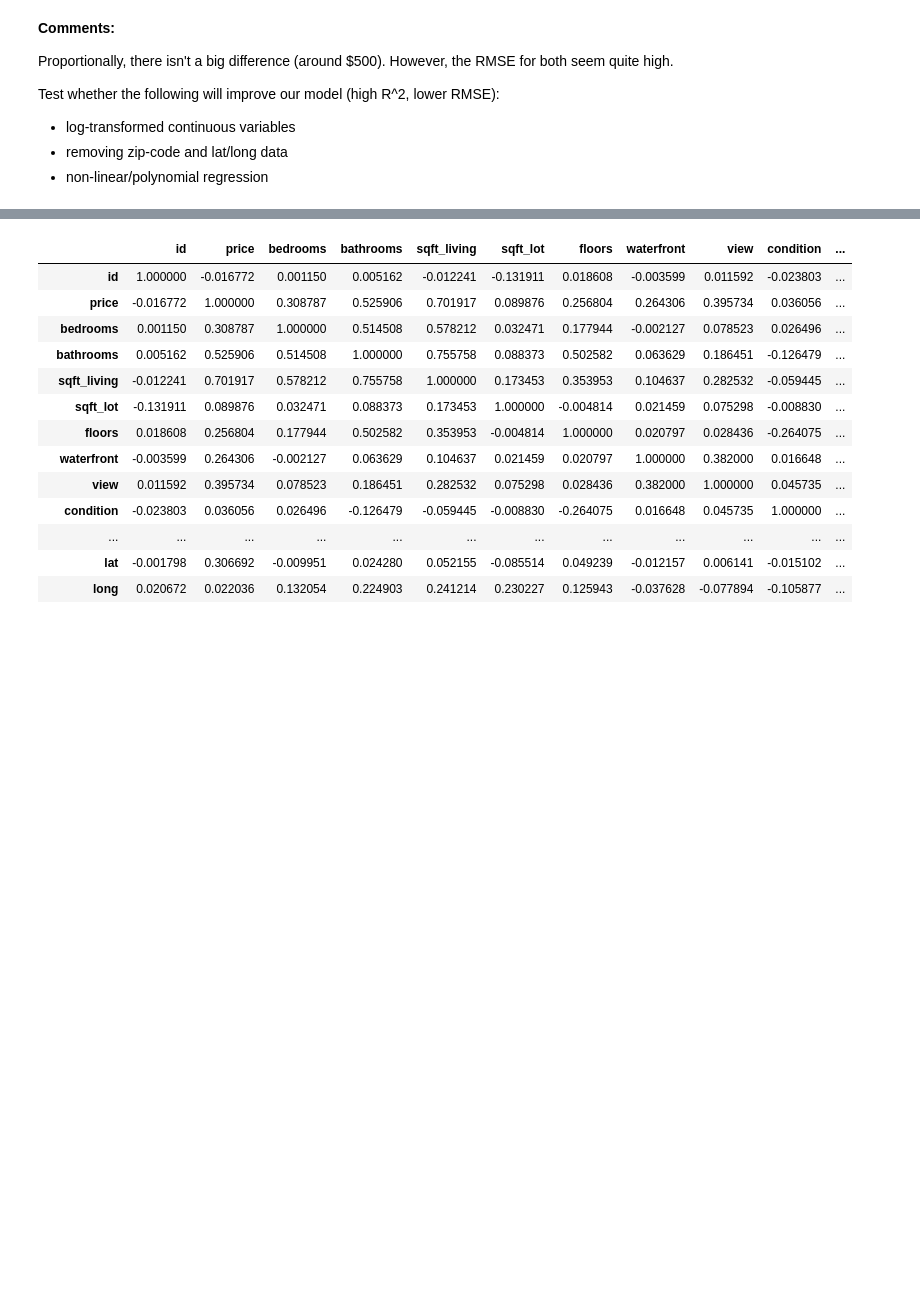
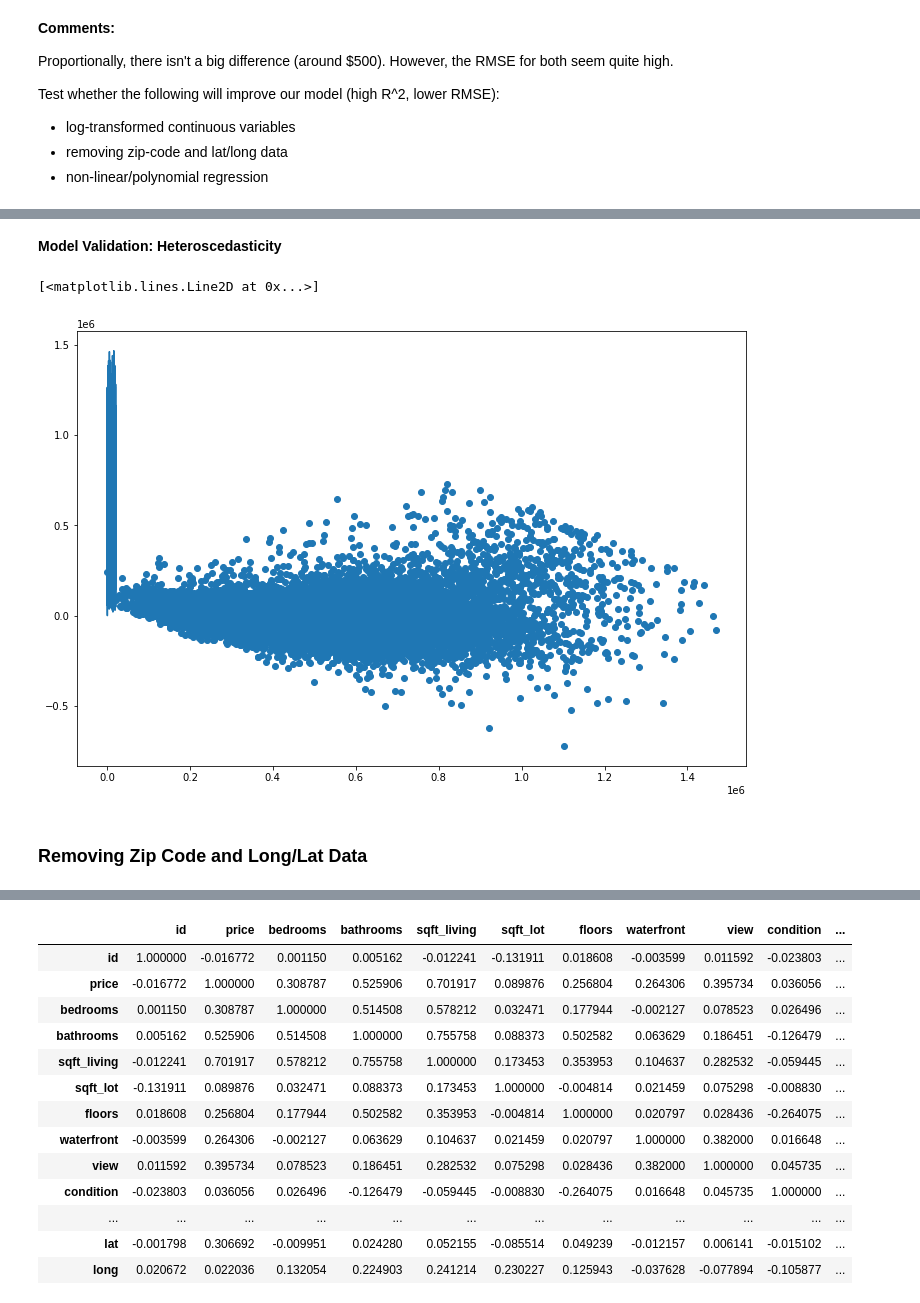
Before and after one commit to hoganbyun/dsc-phase-2-project, a Jupyter notebook: student.ipynb, the cells around one changed output, grey strips where cells are left out. Cells and saved outputs as stored; diff of their text form; code cells hidden in the pictures; blank space fills up the shorter version.

Commit message:
added analysis on non-zip code data

```diff
--- a/student.ipynb
+++ b/student.ipynb
@@ -742,0 +764,11 @@ Test whether the following will improve our model (high R^2, lower RMSE):
+# %% [markdown]
+**Model Validation: Heteroscedasticity**
+# %%
+plt.figure(figsize=(12,8))
+plt.scatter(log_model.predict(log_predictors), log_model.resid)
+plt.plot(log_model.predict(log_predictors, [0 for i in range(len(log_predictors))]))
+# %% [output]
+[<matplotlib.lines.Line2D at 0x...>]
+[figure, added]
+# %% [markdown]
+### Removing Zip Code and Long/Lat Data
```
Also changed, not shown: parts of 28 cells of this notebook.
